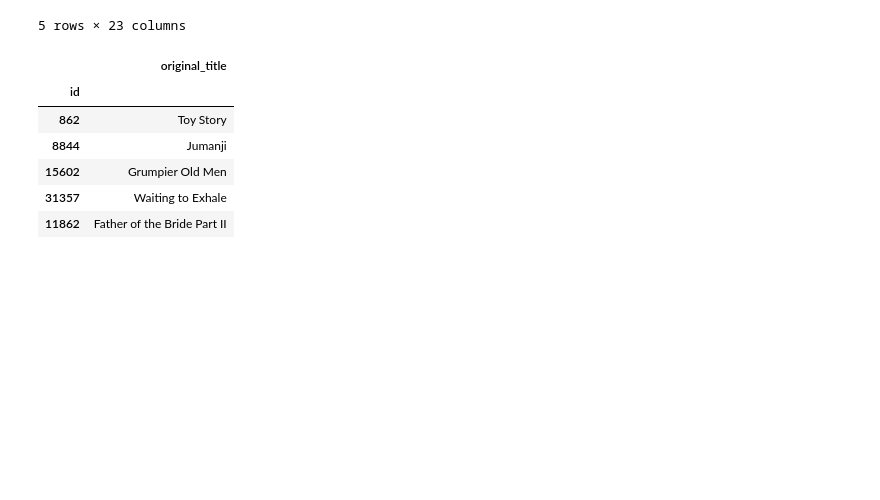
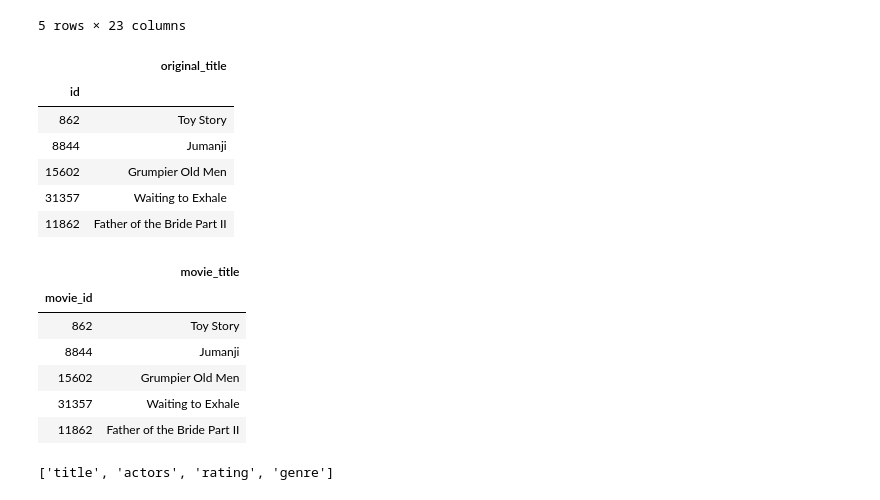
Before and after one commit to gramlivingston/ETL_project, a Jupyter notebook: ETL.ipynb, the cells around one changed output. Saved outputs shown, nothing was run; the diff lists cells and outputs as text; code cells hidden in the pictures; blank space fills up the shorter version.

```diff
--- a/ETL.ipynb
+++ b/ETL.ipynb
@@ -122,6 +134,7 @@ genres_df.set_index('id').head()
 genres_df.to_csv("Output/Genres.csv", index=True, header=True)
 # %%
 titles_df=pd.read_csv(genres_file)
+titles_df = titles_df[~titles_df["id"].str.contains("-")]
 titles_df.set_index('id').head()
 # %% [output]
 |  | adult | belongs_to_collection | budget | genres | homepage | imdb_id | original_language | original_title | ... |
@@ -143,5 +156,19 @@ title_df.set_index('id').head()
 | 15602 | Grumpier Old Men |
 | 31357 | Waiting to Exhale |
 | 11862 | Father of the Bride Part II |
+# %%
+title_df = title_df.rename(columns = {"id":"movie_id","original_title":"movie_title"}).set_index('movie_id')
+# %%
+title_df = title_df.drop_duplicates()
+# %%
+title_df.head()
+# %% [output]
+|  | movie_title |
+| movie_id |  |
+| 862 | Toy Story |
+| 8844 | Jumanji |
+| 15602 | Grumpier Old Men |
+| 31357 | Waiting to Exhale |
+| 11862 | Father of the Bride Part II |
 # %%
 title_df.to_csv("Output/Title.csv", index=True, header=True)
@@ -147,0 +180,4 @@ title_df.to_csv("Output/Title.csv", index=True, header=True)
+# %%
+engine.table_names()
+# %% [output]
+['title', 'actors', 'rating', 'genre']
```
Also changed, not shown: parts of 19 cells of this notebook, 6 other files.
